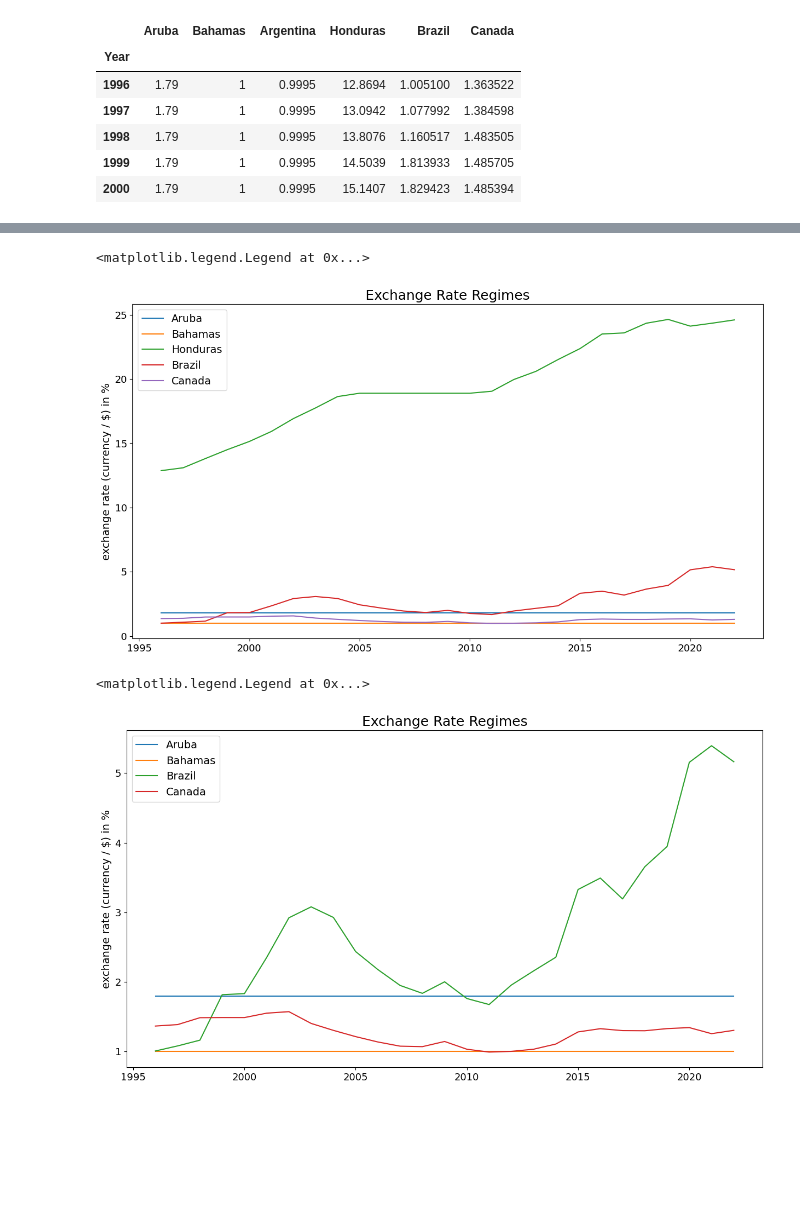
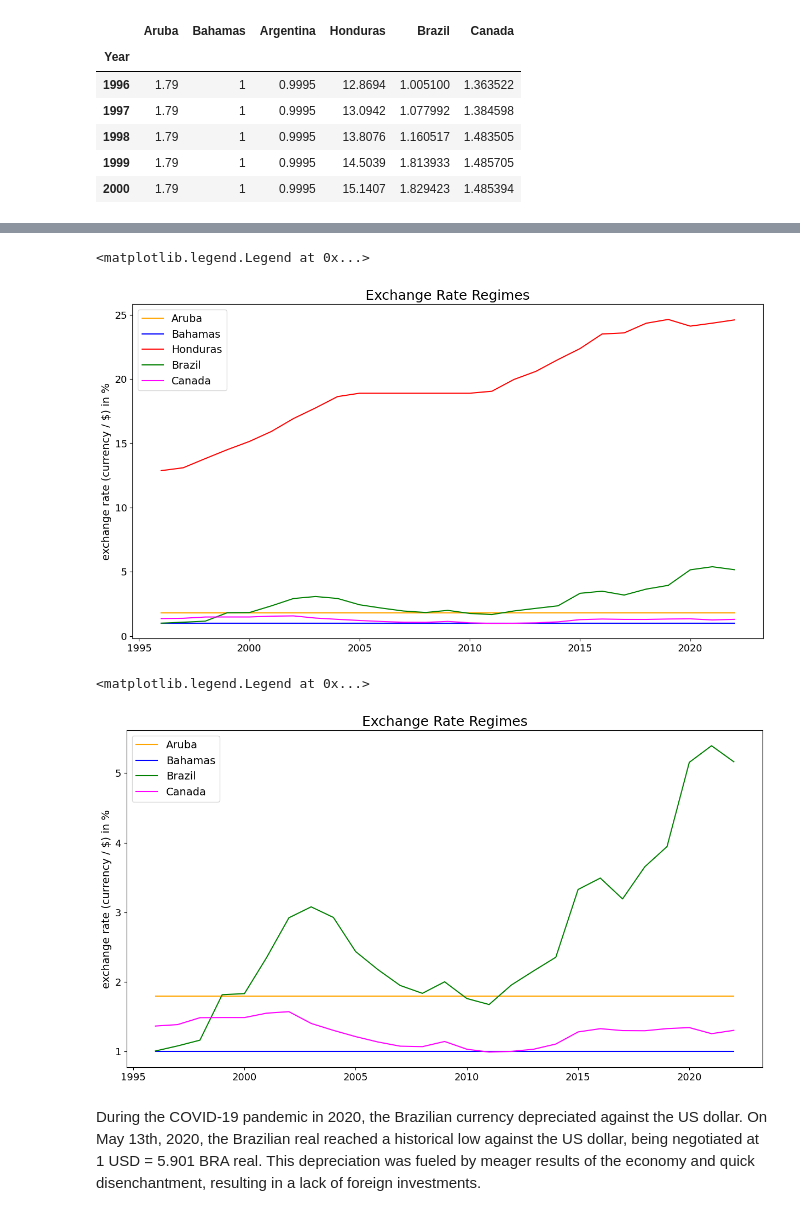
Before and after one commit to MarkusStefan/Economics, a Jupyter notebook: Int_Macro_Ex4.ipynb, the cells around one changed output, grey strips where cells are left out. Saved outputs shown, nothing was run; the diff lists cells and outputs as text; code cells hidden in the pictures; blank space fills up the shorter version.

```diff
--- a/Int_Macro_Ex4.ipynb
+++ b/Int_Macro_Ex4.ipynb
@@ -39,6 +41,7 @@ import matplotlib.pyplot as plt
 
 data = pd.read_csv("https://raw.githubusercontent.com/MarkusStefan/Economics/main/Exchange_Rates_Currency_per_USD.csv", index_col=[0])
 data = data.rename(columns={"Argentinia":"Argentina"})
+colors = ["orange", "blue", "cyan", "red", "green", "magenta"]
 data.head()
 # %% [output]
 |  | Aruba | Bahamas | Argentina | Honduras | Brazil | Canada |
@@ -54,7 +57,7 @@ fig, ax = plt.subplots(figsize=(15,8))
 l = data.columns
 
 for i, c in enumerate(l):
-  ax.plot(data.index, data.iloc[:, i])
+  ax.plot(data.index, data.iloc[:, i], color=colors[i])
 
 
 ax.set_ylabel('exchange rate (currency / $) in %', size=14)
@@ -67,21 +73,21 @@ ax.legend(l, prop={'size':14})
 # %%
 fig, ax = plt.subplots(figsize=(15,8))
 
 l = data.columns
 
 for i, c in enumerate(l):
   if c == "Argentina":
     continue
-  ax.plot(data.index, data.iloc[:, i])
+  ax.plot(data.index, data.iloc[:, i], color=colors[i])
 
 
 ax.set_ylabel('exchange rate (currency / $) in %', size=14)
 ax.tick_params(axis='both', labelsize=13)
 ax.set_title("Exchange Rate Regimes", size=18)
 ax.legend(l[l != "Argentina"], prop={'size':14})
 # %% [output]
 <matplotlib.legend.Legend at 0x...>
-[figure, old version]
+[figure, new version]
 # %%
 fig, ax = plt.subplots(figsize=(15,8))
 
@@ -90,7 +96,7 @@ l = data.columns
 for i, c in enumerate(l):
   if c == "Argentina" or c == "Honduras":
     continue
-  ax.plot(data.index, data.iloc[:, i])
+  ax.plot(data.index, data.iloc[:, i], color=colors[i])
 
 mask = [True, True, False, False, True, True]
 ax.set_ylabel('exchange rate (currency / $) in %', size=14)
@@ -99,6 +105,8 @@ ax.set_title("Exchange Rate Regimes", size=18)
 ax.legend(l[mask], prop={'size':14})
 # %% [output]
 <matplotlib.legend.Legend at 0x...>
-[figure, old version]
+[figure, new version]
+# %% [markdown]
+During the COVID-19 pandemic in 2020, the Brazilian currency depreciated against the US dollar. On May 13th, 2020, the Brazilian real reached a historical low against the US dollar, being negotiated at 1 USD = 5.901 BRA real. This depreciation was fueled by meager results of the economy and quick disenchantment, resulting in a lack of foreign investments.
 # %% [markdown]
 ## Discussion
```
Also changed, not shown: parts of 5 cells of this notebook.
